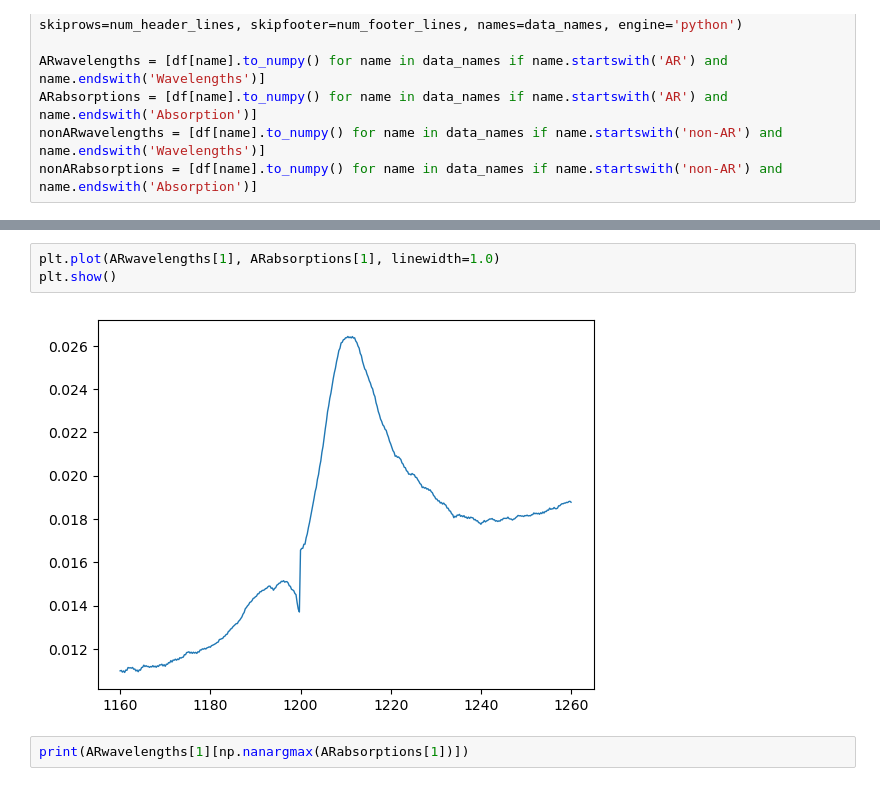
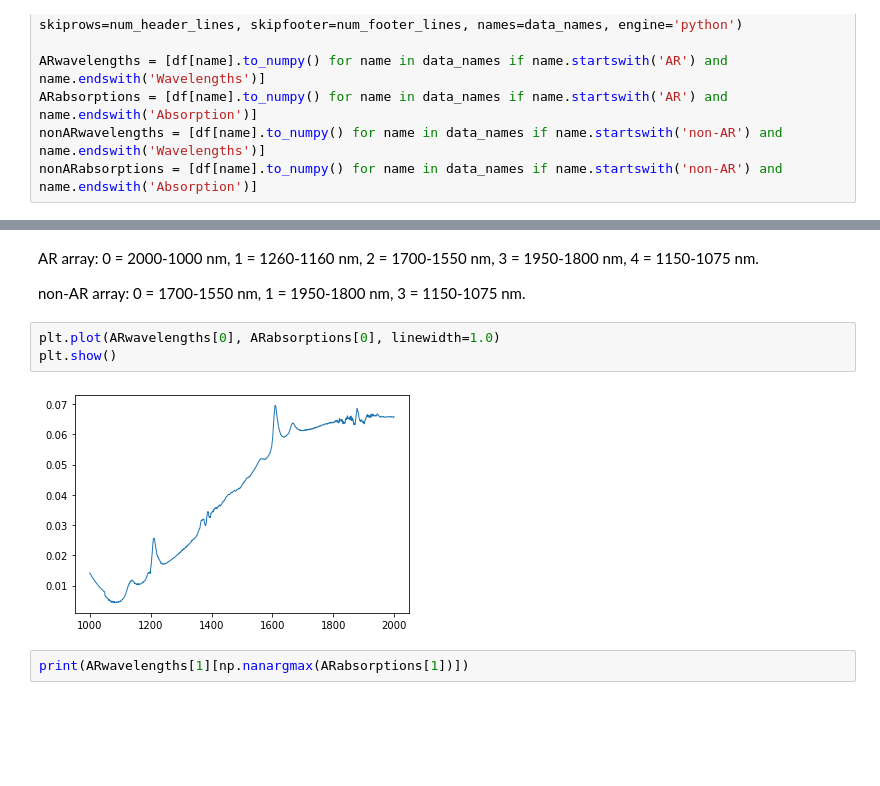
Before and after one commit to geoffrey-zheng/SrF-Calcs, a Jupyter notebook: TmCaF2-Crystal/analyze_data.ipynb, the cells around one changed output, grey strips where cells are left out. Cells and saved outputs as stored; diff of their text form; blank space fills up the shorter version.

```diff
--- a/TmCaF2-Crystal/analyze_data.ipynb
+++ b/TmCaF2-Crystal/analyze_data.ipynb
@@ -49,8 +49,12 @@ plt.show()
+# %% [markdown]
+AR array: 0 = 2000-1000 nm, 1 = 1260-1160 nm, 2 = 1700-1550 nm, 3 = 1950-1800 nm, 4 = 1150-1075 nm.
+
+non-AR array: 0 = 1700-1550 nm, 1 = 1950-1800 nm, 3 = 1150-1075 nm.
 # %%
-plt.plot(ARwavelengths[1], ARabsorptions[1], linewidth=1.0)
+plt.plot(ARwavelengths[0], ARabsorptions[0], linewidth=1.0)
 plt.show()
 # %% [output]
-[figure, old version]
+[figure, new version]
 # %%
 print(ARwavelengths[1][np.nanargmax(ARabsorptions[1])])
 # %% [output]
```
Also changed, not shown: parts of 1 cell of this notebook.
